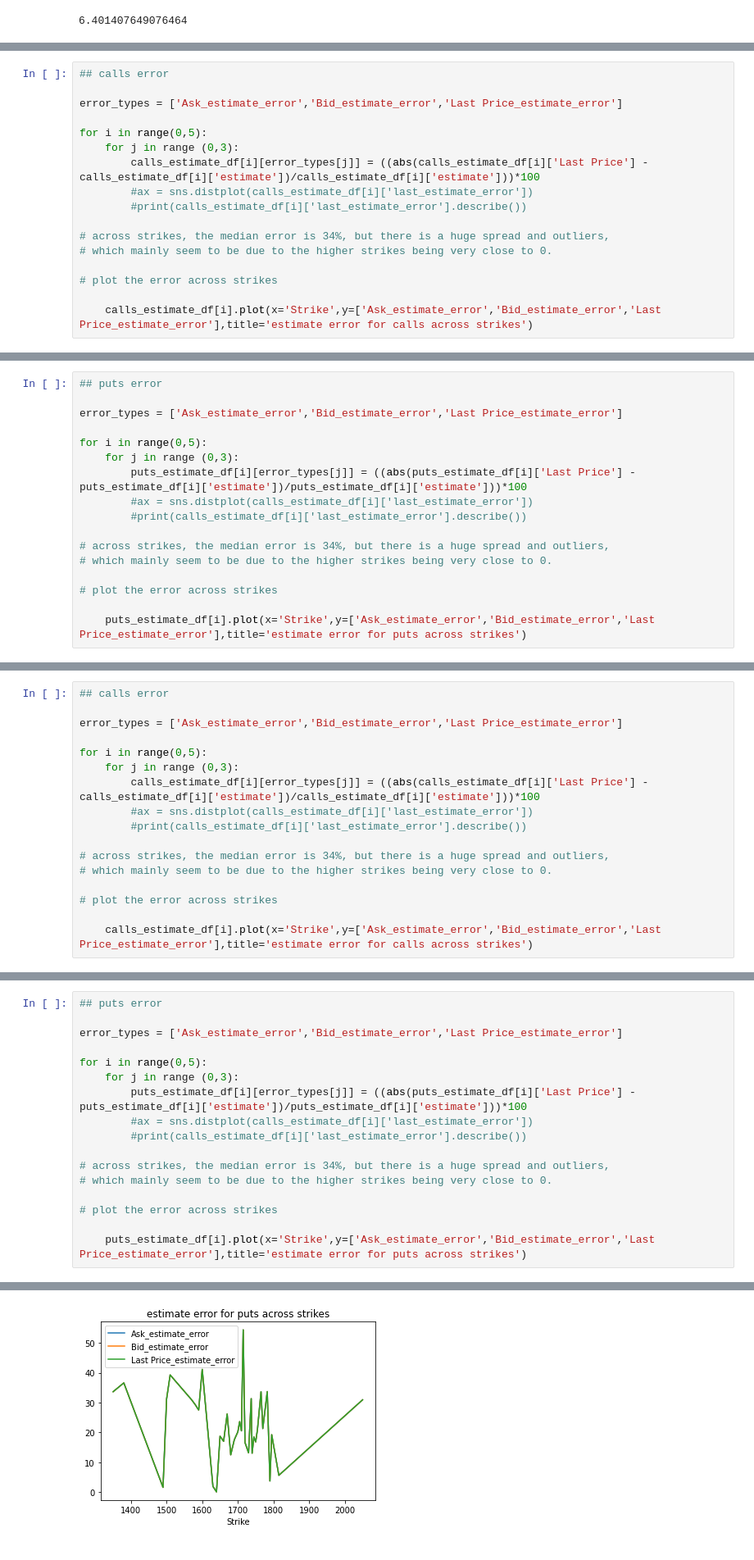
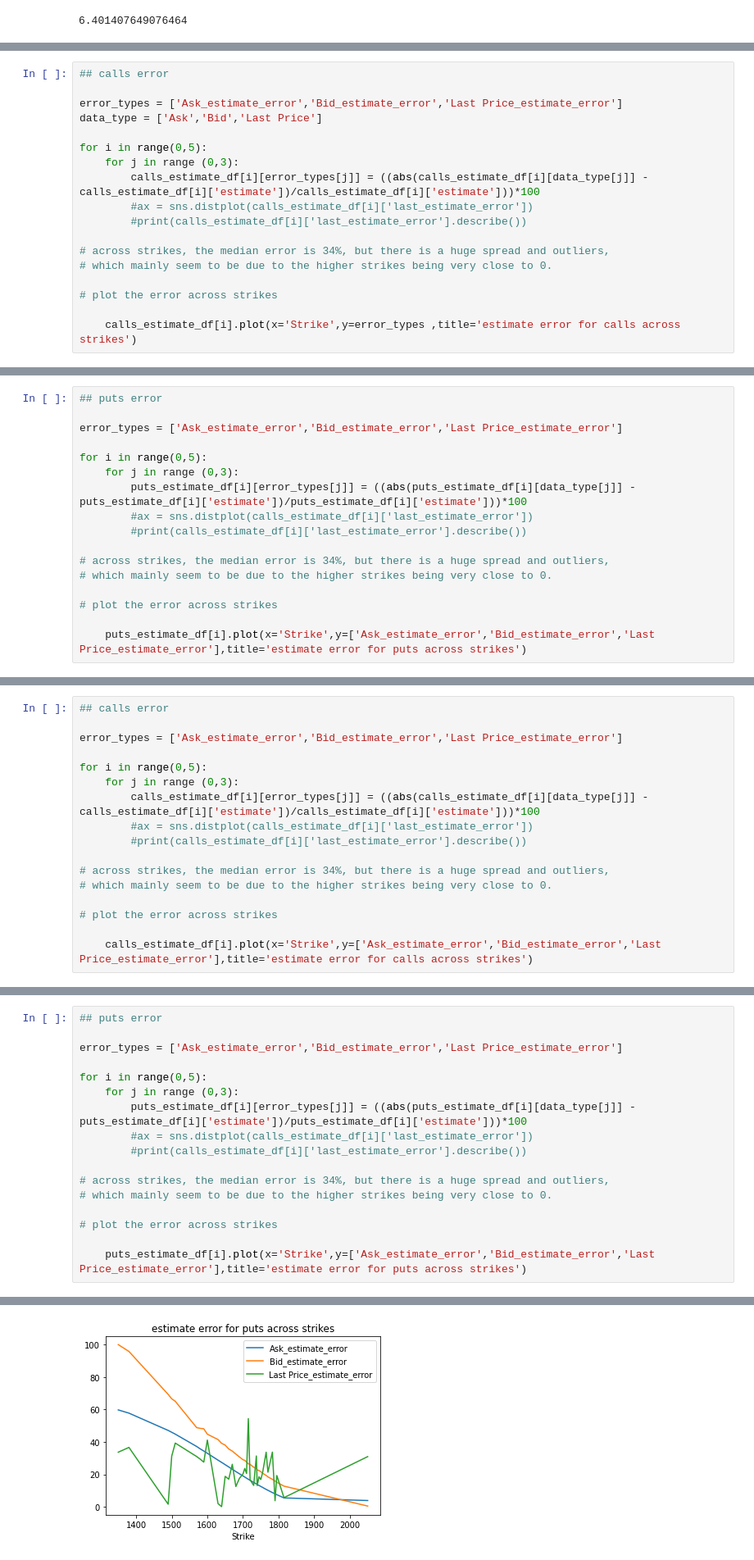
Before and after one commit to Maosef/options_pricing, a Jupyter notebook: option pricing active.ipynb, the cells around one changed output, grey strips where cells are left out. Shown at 82% size. Saved outputs shown, nothing was run; the diff lists cells and outputs as text.

```diff
--- a/option pricing active.ipynb
+++ b/option pricing active.ipynb
@@ -303,10 +303,11 @@ for i in range(0,5):
 ## calls error
 
 error_types = ['Ask_estimate_error','Bid_estimate_error','Last Price_estimate_error']
+data_type = ['Ask','Bid','Last Price']
 
 for i in range(0,5):
     for j in range (0,3):
-        calls_estimate_df[i][error_types[j]] = ((abs(calls_estimate_df[i]['Last Price'] - calls_estimate_df[i]['estimate'])/calls_estimate_df[i]['estimate']))*100
+        calls_estimate_df[i][error_types[j]] = ((abs(calls_estimate_df[i][data_type[j]] - calls_estimate_df[i]['estimate'])/calls_estimate_df[i]['estimate']))*100
         #ax = sns.distplot(calls_estimate_df[i]['last_estimate_error'])
         #print(calls_estimate_df[i]['last_estimate_error'].describe())
 
@@ -315,5 +316,5 @@ for i in range(0,5):
 
 # plot the error across strikes
 
-    calls_estimate_df[i].plot(x='Strike',y=['Ask_estimate_error','Bid_estimate_error','Last Price_estimate_error'],title='estimate error for calls across strikes')
+    calls_estimate_df[i].plot(x='Strike',y=error_types ,title='estimate error for calls across strikes')
 # %% [output]
@@ -329,7 +330,7 @@ error_types = ['Ask_estimate_error','Bid_estimate_error','Last Price_estimate_er
 
 for i in range(0,5):
     for j in range (0,3):
-        puts_estimate_df[i][error_types[j]] = ((abs(puts_estimate_df[i]['Last Price'] - puts_estimate_df[i]['estimate'])/puts_estimate_df[i]['estimate']))*100
+        puts_estimate_df[i][error_types[j]] = ((abs(puts_estimate_df[i][data_type[j]] - puts_estimate_df[i]['estimate'])/puts_estimate_df[i]['estimate']))*100
         #ax = sns.distplot(calls_estimate_df[i]['last_estimate_error'])
         #print(calls_estimate_df[i]['last_estimate_error'].describe())
 
@@ -424,7 +425,7 @@ error_types = ['Ask_estimate_error','Bid_estimate_error','Last Price_estimate_er
 
 for i in range(0,5):
     for j in range (0,3):
-        calls_estimate_df[i][error_types[j]] = ((abs(calls_estimate_df[i]['Last Price'] - calls_estimate_df[i]['estimate'])/calls_estimate_df[i]['estimate']))*100
+        calls_estimate_df[i][error_types[j]] = ((abs(calls_estimate_df[i][data_type[j]] - calls_estimate_df[i]['estimate'])/calls_estimate_df[i]['estimate']))*100
         #ax = sns.distplot(calls_estimate_df[i]['last_estimate_error'])
         #print(calls_estimate_df[i]['last_estimate_error'].describe())
 
@@ -443,20 +444,20 @@ for i in range(0,5):
 # %%
 ## puts error
 
 error_types = ['Ask_estimate_error','Bid_estimate_error','Last Price_estimate_error']
 
 for i in range(0,5):
     for j in range (0,3):
-        puts_estimate_df[i][error_types[j]] = ((abs(puts_estimate_df[i]['Last Price'] - puts_estimate_df[i]['estimate'])/puts_estimate_df[i]['estimate']))*100
+        puts_estimate_df[i][error_types[j]] = ((abs(puts_estimate_df[i][data_type[j]] - puts_estimate_df[i]['estimate'])/puts_estimate_df[i]['estimate']))*100
         #ax = sns.distplot(calls_estimate_df[i]['last_estimate_error'])
         #print(calls_estimate_df[i]['last_estimate_error'].describe())
 
 # across strikes, the median error is 34%, but there is a huge spread and outliers,
 # which mainly seem to be due to the higher strikes being very close to 0.
 
 # plot the error across strikes
 
     puts_estimate_df[i].plot(x='Strike',y=['Ask_estimate_error','Bid_estimate_error','Last Price_estimate_error'],title='estimate error for puts across strikes')
 # %% [output]
 [figure]
-[figure, old version]
+[figure, new version]
```
Also changed, not shown: parts of 4 cells of this notebook.
